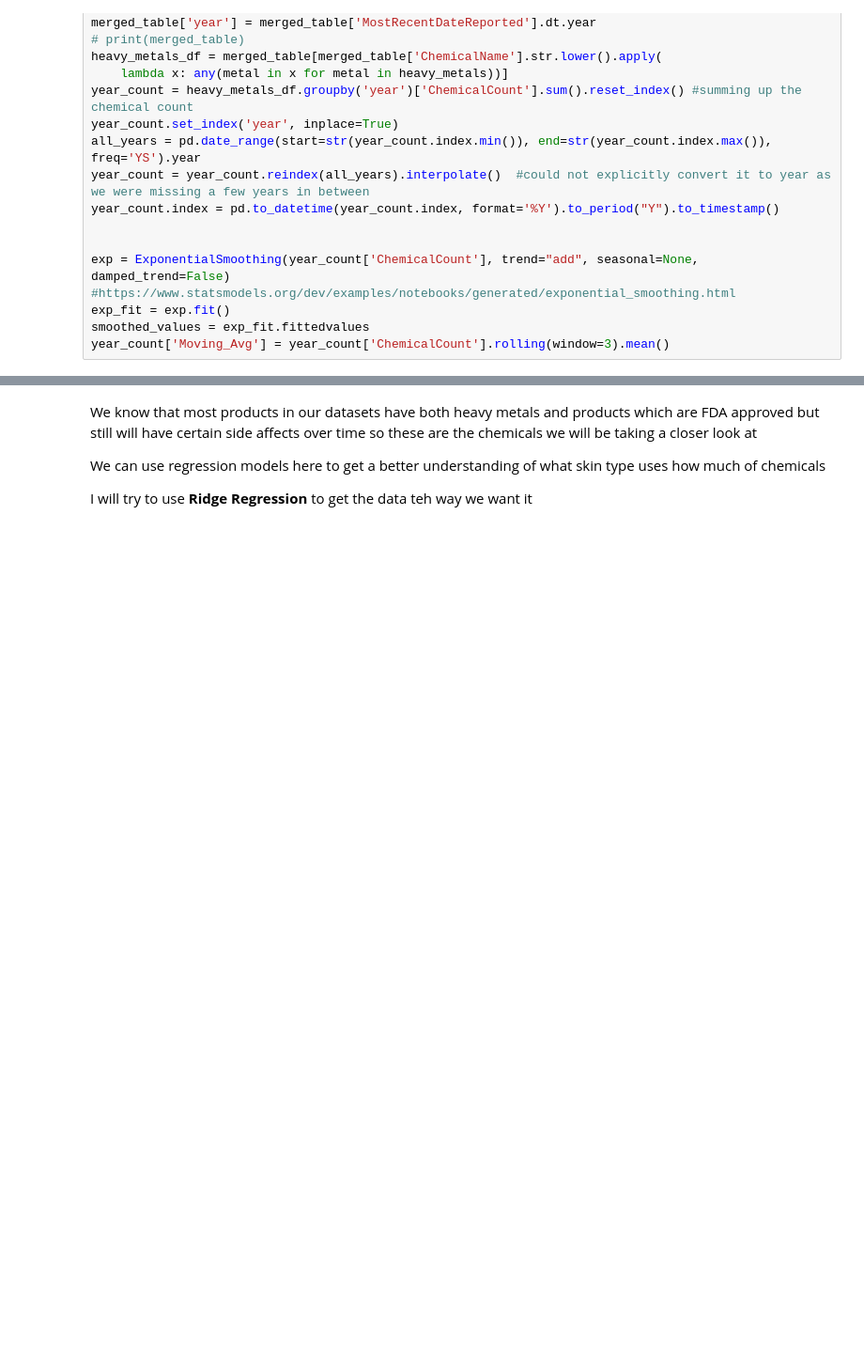
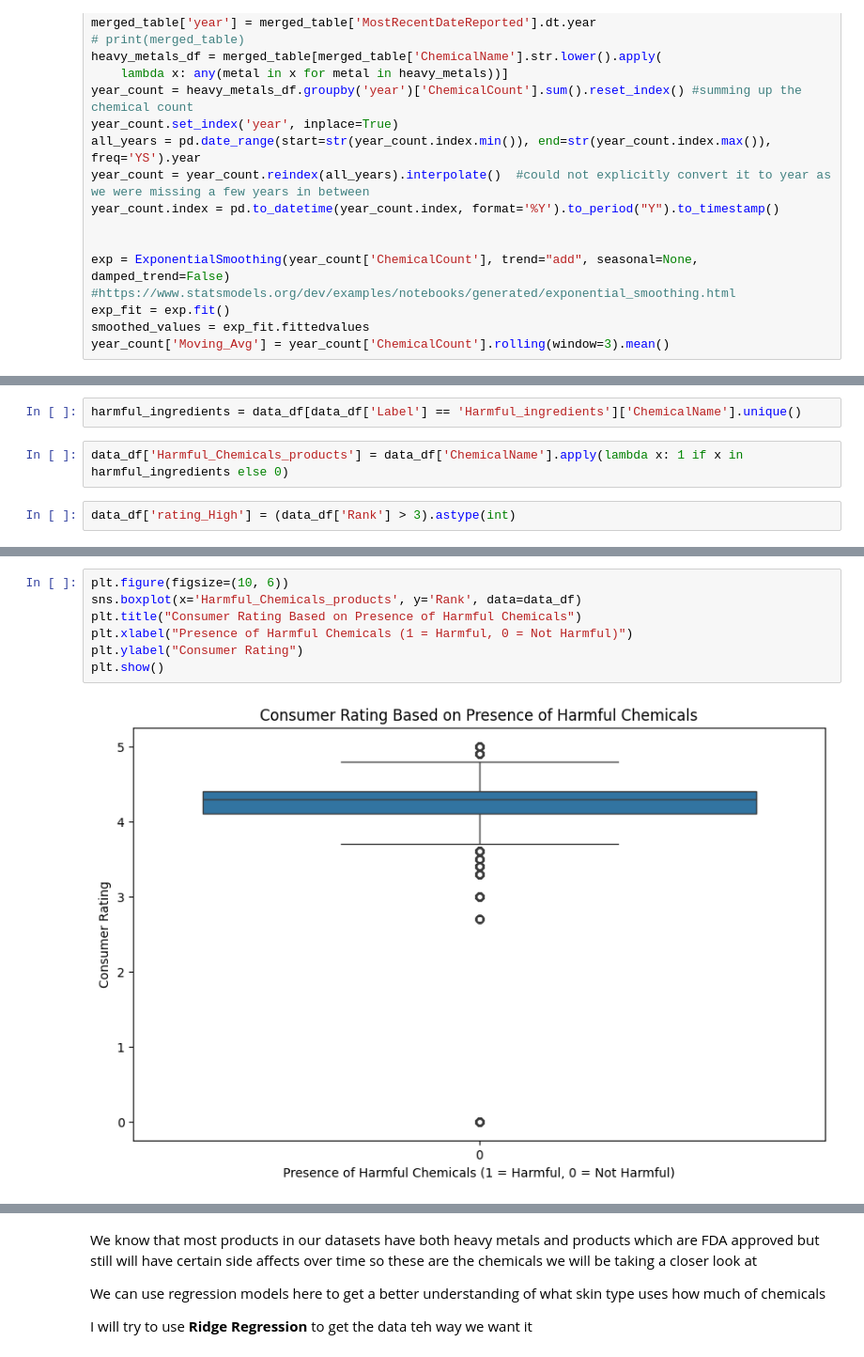
Before and after one commit to AnirudhNadig/DIC_PROJECT_TEAM_19, a Jupyter notebook: DIC_Phase2.ipynb, the cells around one changed output, grey strips where cells are left out. Shown: that part at 94% size. Cells and saved outputs as stored; diff of their text form; blank space fills up the shorter version.

```diff
--- a/DIC_Phase2.ipynb
+++ b/DIC_Phase2.ipynb
@@ -380,0 +447,6 @@ We will still need to be careful and monitor the chemicals in cosmetics very car
+# %%
+harmful_ingredients = data_df[data_df['Label'] == 'Harmful_ingredients']['ChemicalName'].unique()
+# %%
+data_df['Harmful_Chemicals_products'] = data_df['ChemicalName'].apply(lambda x: 1 if x in harmful_ingredients else 0)
+# %%
+data_df['rating_High'] = (data_df['Rank'] > 3).astype(int)
@@ -380,0 +486,9 @@ We will still need to be careful and monitor the chemicals in cosmetics very car
+# %%
+plt.figure(figsize=(10, 6))
+sns.boxplot(x='Harmful_Chemicals_products', y='Rank', data=data_df)
+plt.title("Consumer Rating Based on Presence of Harmful Chemicals")
+plt.xlabel("Presence of Harmful Chemicals (1 = Harmful, 0 = Not Harmful)")
+plt.ylabel("Consumer Rating")
+plt.show()
+# %% [output]
+[figure, added]
```
Also changed, not shown: parts of 41 cells of this notebook.
